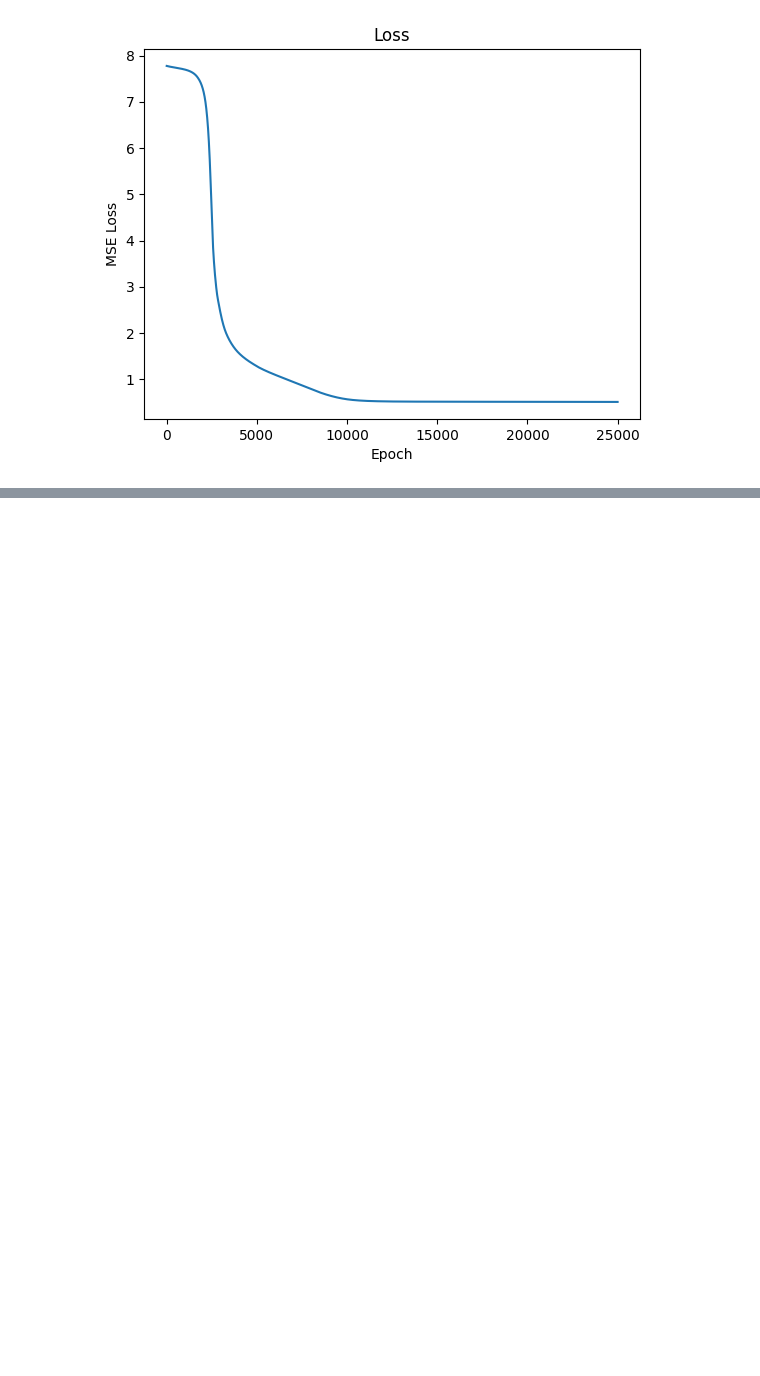
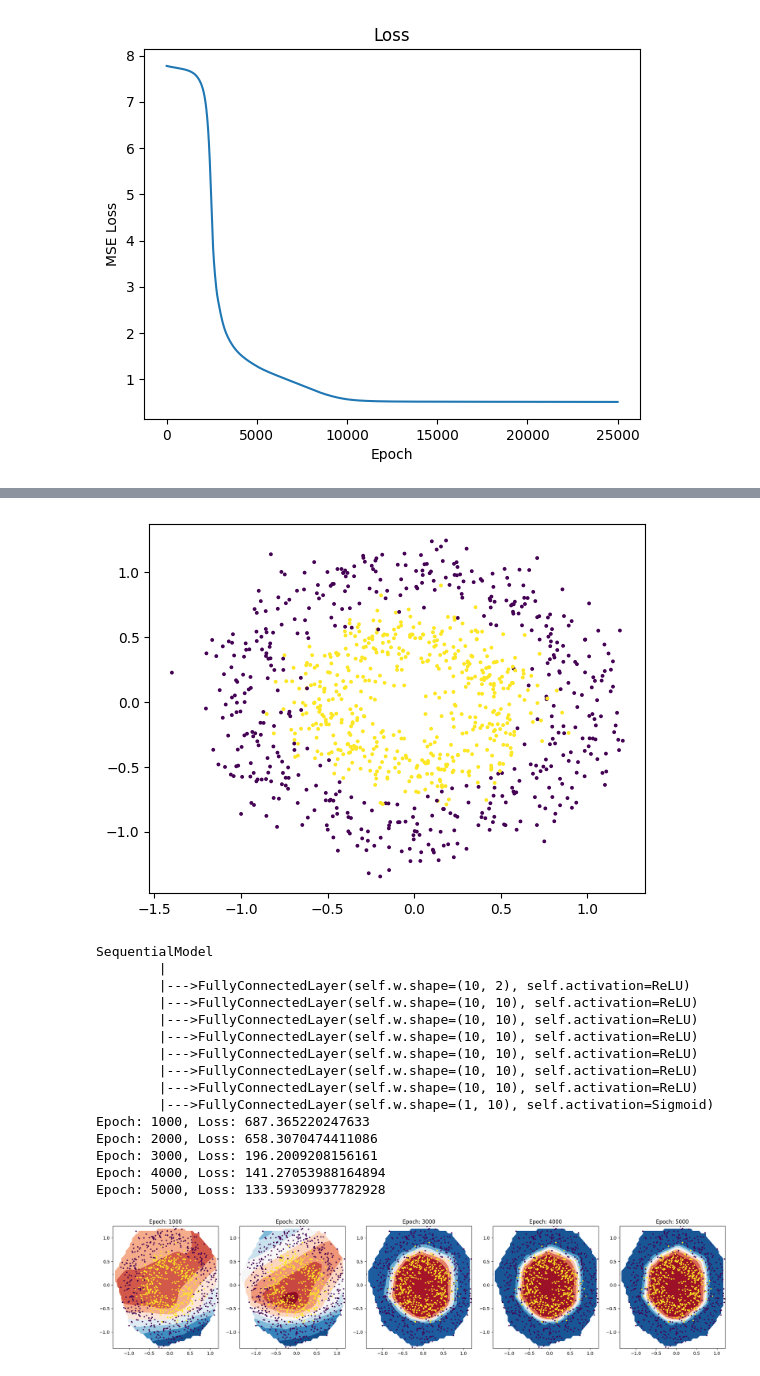
Before and after one commit to avishekdas539/CodeThatPaper, a Jupyter notebook: FullyConnectedNetwork/dense_with_activation.ipynb, the cells around one changed output, grey strips where cells are left out. Drawn from its saved outputs; the diff is of its cells as text; code cells hidden in the pictures; blank space fills up the shorter version.

Commit message:
Add: BCELoss and Sigmoid activation

```diff
--- a/FullyConnectedNetwork/dense_with_activation.ipynb
+++ b/FullyConnectedNetwork/dense_with_activation.ipynb
@@ -3,0 +6,4 @@ import matplotlib.pyplot as plt
+# %%
+x = np.array([[1,2,3],
+              [2,3,4]])
+x.sum(axis=0)
@@ -286,0 +333,73 @@ Epoch: 25000, Loss: 0.5102037473328587
+# %%
+def plot_contour(x,y,z,resolution = 50,contour_method='linear'):
+    resolution = str(resolution)+'j'
+    X,Y = np.mgrid[min(x):max(x):complex(resolution),   min(y):max(y):complex(resolution)]
+    points = [[a,b] for a,b in zip(x,y)]
+    Z = griddata(points, z, (X, Y), method=contour_method)
+    return X,Y,Z
+# %%
+# Data Creation
+# x, y = make_classification(n_samples=1000, n_features=2, n_informative=2, n_redundant=0, n_classes=2)
+x, y = make_circles(n_samples=1000, random_state=42, noise=0.15, factor=0.5)
+x = x.T # Reshaping to (f,B)
+y = y.reshape(1,-1) # Reshaping to (c,B)
+
+# Vizualizing data
+plt.scatter(x[0,:], x[1,:], c=y.flatten(), s = 3)
+plt.show()
+
+# Layers Definition
+n = 10
+layers3 = [
+    FullyConnectedLayer(2, n, activation=ReLU()),
+    *[FullyConnectedLayer(n, n, activation=ReLU()) for i in range(5)],
+    FullyConnectedLayer(n, n, activation=ReLU()),
+    FullyConnectedLayer(n, 1, activation=Sigmoid())
+]
+
+model3 = SequentialModel(layers=layers3, loss=BinaryCrossEntropyLoss())
+model3.summary()
+
+# Training Loop
+epochs = []
+losses = []
+e = 5000
+step = 1000
+fig, axs = plt.subplots(ncols=e//step, figsize=(5*e//step,5))
+for epoch in range(e):
+    y_pred, cache = model3.forward(x)
+    loss = model3.loss.forward(y, y_pred)
+    epochs.append(epoch)
+    losses.append(loss)
+    model3.backward(x, y, y_pred, cache,0.01)
+    if (epoch+1)%step==0:
+        print(f"Epoch: {epoch+1}, Loss: {loss}")
+        X,Y,Z = plot_contour(x[0,:], x[1,:],y_pred.flatten())
+        axs[(epoch+1)//step-1].contourf(X,Y,Z, cmap="RdBu_r")
+        axs[(epoch+1)//step-1].scatter(x[0,:], x[1,:], s=5, c=y.flatten())
+        axs[(epoch+1)//step-1].set_title(f"Epoch: {epoch+1}")
+plt.show()
+
+plt.plot(epochs, losses)
+plt.xlabel('Epoch')
+plt.ylabel('MSE Loss')
+plt.title('Loss')
+plt.show()
+# %% [output]
+[figure, added]
+SequentialModel
+        |
+        |--->FullyConnectedLayer(self.w.shape=(10, 2), self.activation=ReLU)
+        |--->FullyConnectedLayer(self.w.shape=(10, 10), self.activation=ReLU)
+        |--->FullyConnectedLayer(self.w.shape=(10, 10), self.activation=ReLU)
+        |--->FullyConnectedLayer(self.w.shape=(10, 10), self.activation=ReLU)
+        |--->FullyConnectedLayer(self.w.shape=(10, 10), self.activation=ReLU)
+        |--->FullyConnectedLayer(self.w.shape=(10, 10), self.activation=ReLU)
+        |--->FullyConnectedLayer(self.w.shape=(10, 10), self.activation=ReLU)
+        |--->FullyConnectedLayer(self.w.shape=(1, 10), self.activation=Sigmoid)
+Epoch: 1000, Loss: 687.365220247633
+Epoch: 2000, Loss: 658.3070474411086
+Epoch: 3000, Loss: 196.2009208156161
+Epoch: 4000, Loss: 141.27053988164894
+Epoch: 5000, Loss: 133.59309937782928
+[figure, added]
```
Also changed, not shown: parts of 6 cells of this notebook.
